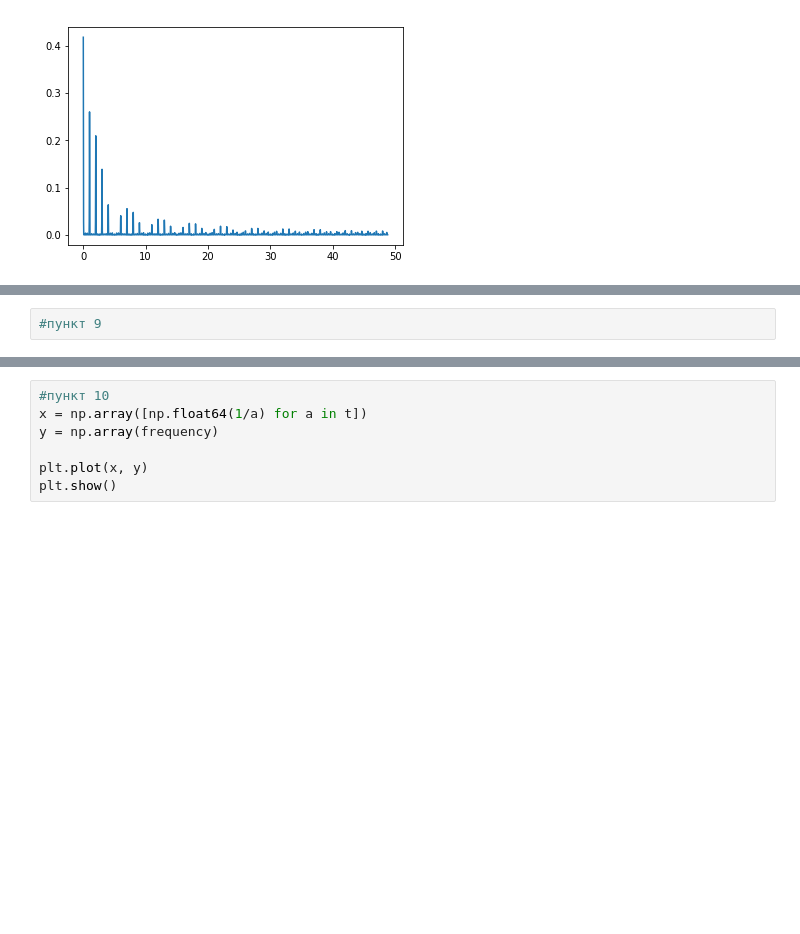
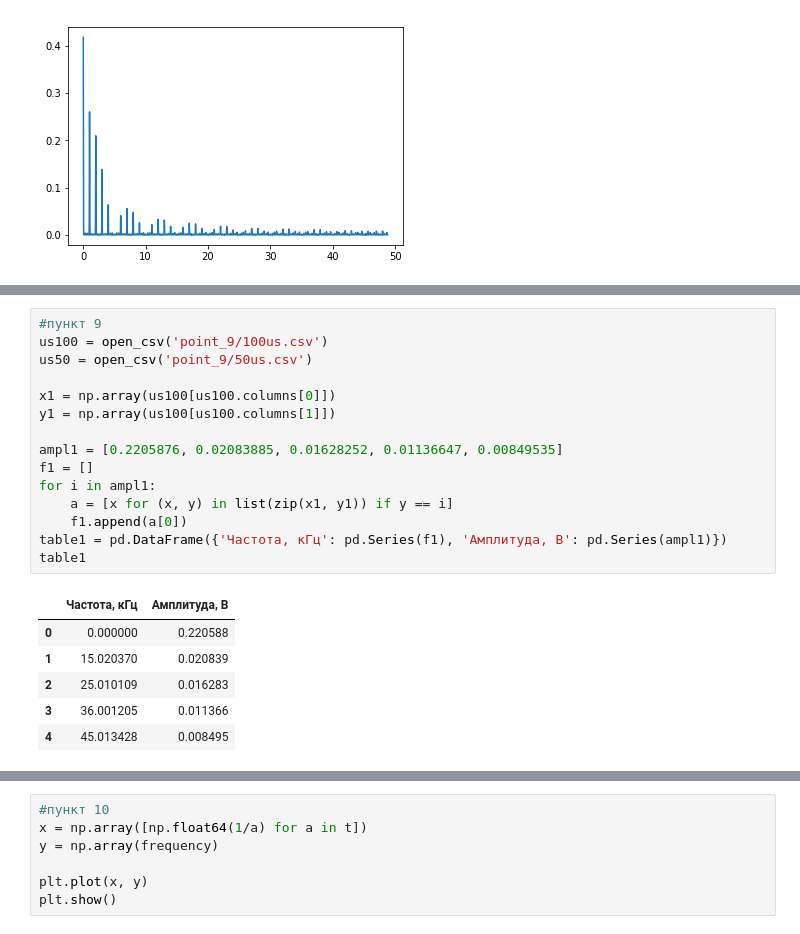
Before and after one commit to Potyashin/PhysLabs3TermMIPT, a Jupyter notebook: Спектры/Specters.ipynb, the cells around one changed output, grey strips where cells are left out. Saved outputs shown, nothing was run; the diff lists cells and outputs as text; blank space fills up the shorter version.

```diff
--- a/Спектры/Specters.ipynb
+++ b/Спектры/Specters.ipynb
@@ -115,2 +122,22 @@ table
-# %%
-#пункт 9
+# %%
+#пункт 9
+us100 = open_csv('point_9/100us.csv')
+us50 = open_csv('point_9/50us.csv')
+
+x1 = np.array(us100[us100.columns[0]])
+y1 = np.array(us100[us100.columns[1]])
+
+ampl1 = [0.2205876, 0.02083885, 0.01628252, 0.01136647, 0.00849535]
+f1 = []
+for i in ampl1:
+    a = [x for (x, y) in list(zip(x1, y1)) if y == i]
+    f1.append(a[0])
+table1 = pd.DataFrame({'Частота, кГц': pd.Series(f1), 'Амплитуда, В': pd.Series(ampl1)})
+table1
+# %% [output]
+|  | Частота, кГц | Амплитуда, В |
+| 0 | 0.000000 | 0.220588 |
+| 1 | 15.020370 | 0.020839 |
+| 2 | 25.010109 | 0.016283 |
+| 3 | 36.001205 | 0.011366 |
+| 4 | 45.013428 | 0.008495 |
```
Also changed, not shown: parts of 4 cells of this notebook.
